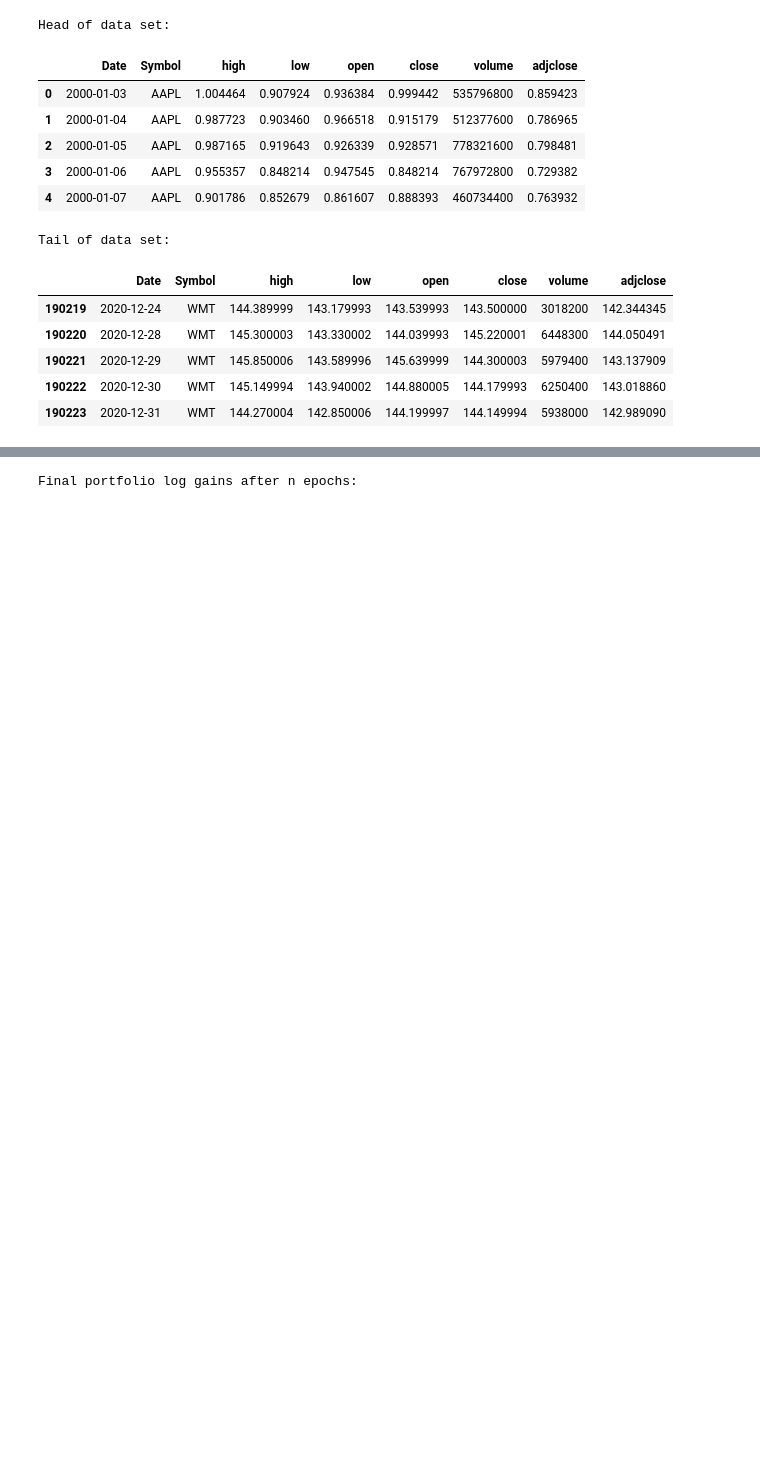
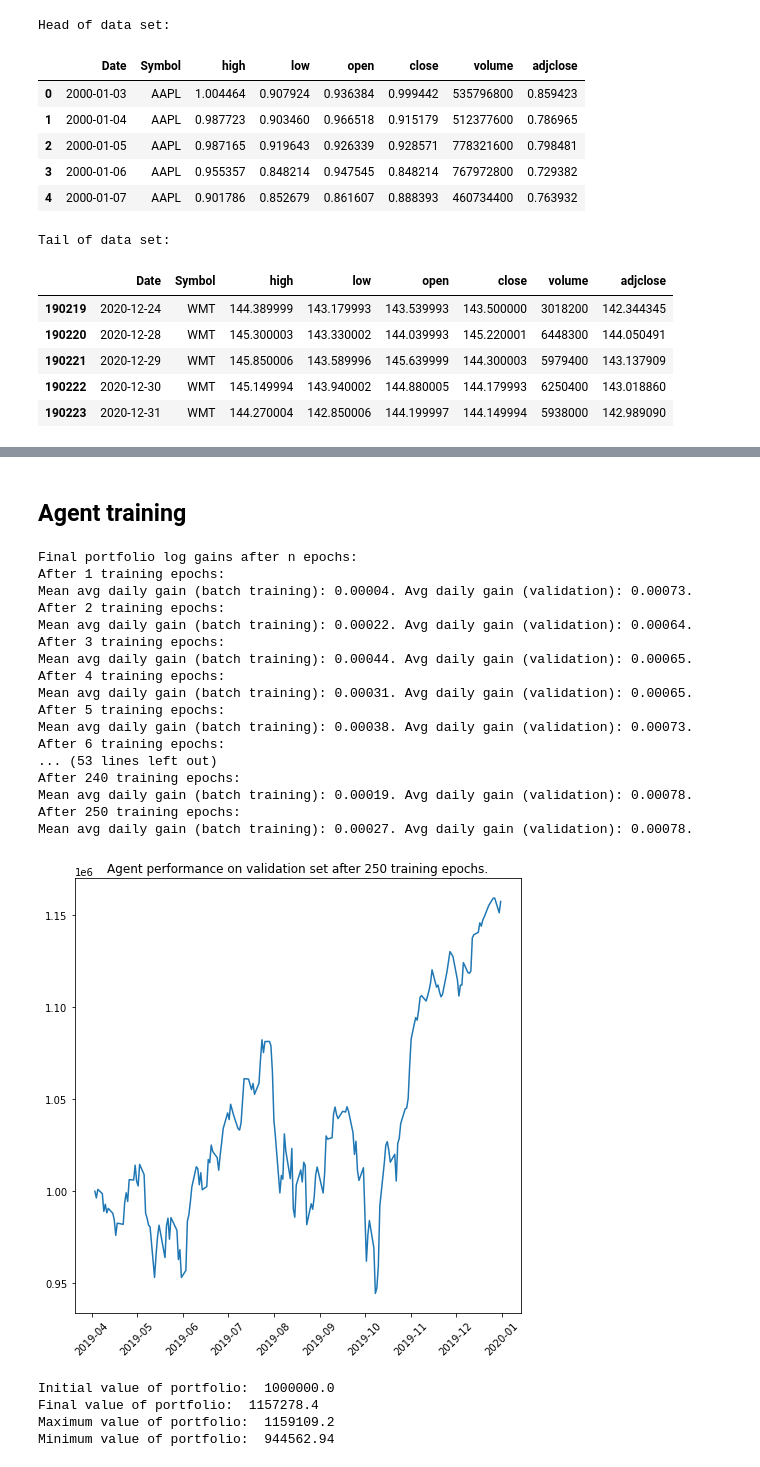
Before and after one commit to rajindermavi/portfolio_management, a Jupyter notebook: portfolio_management/dpm_agent_training.ipynb, the cells around one changed output, grey strips where cells are left out. Drawn from its saved outputs; the diff is of its cells as text; code cells hidden in the pictures; blank space fills up the shorter version.

Commit message:
Update training.

```diff
--- a/portfolio_management/dpm_agent_training.ipynb
+++ b/portfolio_management/dpm_agent_training.ipynb
@@ -102,6 +112,8 @@ Minimum value of portfolio:  948933.8
+# %% [markdown]
+## Agent training
 # %%
 
-EPOCHS = 50
+EPOCHS = 250
 n_substocks = 10
 print('Final portfolio log gains after n epochs:')
 for epoch in range(EPOCHS):
@@ -112,33 +124,54 @@ for epoch in range(EPOCHS):
 
         # Create new environment for current batch
         env = TradingEnv(sub_batch)
 
         # Train on current batch
         with tf.GradientTape() as tape:
             tape.watch(agent.model.trainable_variables)
             loss = agent_loss(env,agent)
         grad = tape.gradient(loss,agent.model.trainable_variables)
         grad = [g / tf.reduce_mean(tf.abs(g)) for g in grad]
         agent.opt.apply_gradients(zip(grad,agent.model.trainable_variables))
-        training_losses.append(-loss)
+        training_losses.append(loss)
 
     # Evaluate performance on validation set for a subset of epochs:
     if (epoch < 10) or ((epoch+1) % 10 == 0):
         loss = agent_loss(validation_env,agent)
-        train_avg_gain = np.mean(training_losses)/(env._end_tick-env._start_tick)
+        train_avg_gain = -np.mean(training_losses)/(env._end_tick-env._start_tick)
         val_avg_gain = -loss/(validation_env._end_tick-validation_env._start_tick)
         print(f'After {epoch+1} training epochs: ')
-        print(f'Mean avg daily gain batch (training): {train_avg_gain:.5f}. Avg daily gain (validation): {val_avg_gain:.5f}.')
+        print(f'Mean avg daily gain (batch training): {train_avg_gain:.5f}. Avg daily gain (validation): {val_avg_gain:.5f}.')
 
 
 plt.figure(figsize=(8,8))
 plt.plot(validation_dates[start_idx:], validation_env.portfolio_value_hist)
 plt.xticks(rotation=45)
 plt.title(f'Agent performance on validation set after {EPOCHS} training epochs.')
 plt.show()
 print('Initial value of portfolio: ',validation_env.portfolio_value_hist[0].numpy())
 print('Final value of portfolio: ',validation_env.portfolio_value_hist[-1].numpy())
 print('Maximum value of portfolio: ',max(validation_env.portfolio_value_hist).numpy())
 print('Minimum value of portfolio: ',min(validation_env.portfolio_value_hist).numpy())
 # %% [output]
 Final portfolio log gains after n epochs:
+After 1 training epochs:
+Mean avg daily gain (batch training): 0.00004. Avg daily gain (validation): 0.00073.
+After 2 training epochs:
+Mean avg daily gain (batch training): 0.00022. Avg daily gain (validation): 0.00064.
+After 3 training epochs:
+Mean avg daily gain (batch training): 0.00044. Avg daily gain (validation): 0.00065.
+After 4 training epochs:
+Mean avg daily gain (batch training): 0.00031. Avg daily gain (validation): 0.00065.
+After 5 training epochs:
+Mean avg daily gain (batch training): 0.00038. Avg daily gain (validation): 0.00073.
+After 6 training epochs:
+... (53 lines left out)
+After 240 training epochs:
+Mean avg daily gain (batch training): 0.00019. Avg daily gain (validation): 0.00078.
+After 250 training epochs:
+Mean avg daily gain (batch training): 0.00027. Avg daily gain (validation): 0.00078.
+[figure, added]
+Initial value of portfolio:  1000000.0
+Final value of portfolio:  1157278.4
+Maximum value of portfolio:  1159109.2
+Minimum value of portfolio:  944562.94
```
Also changed, not shown: parts of 5 cells of this notebook, 3 other files.
